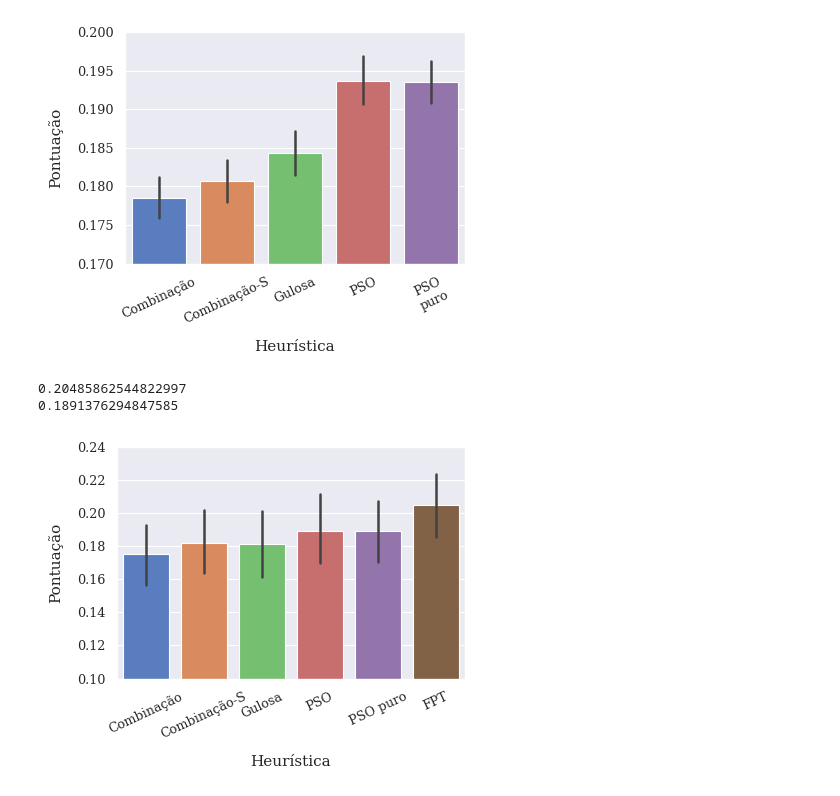
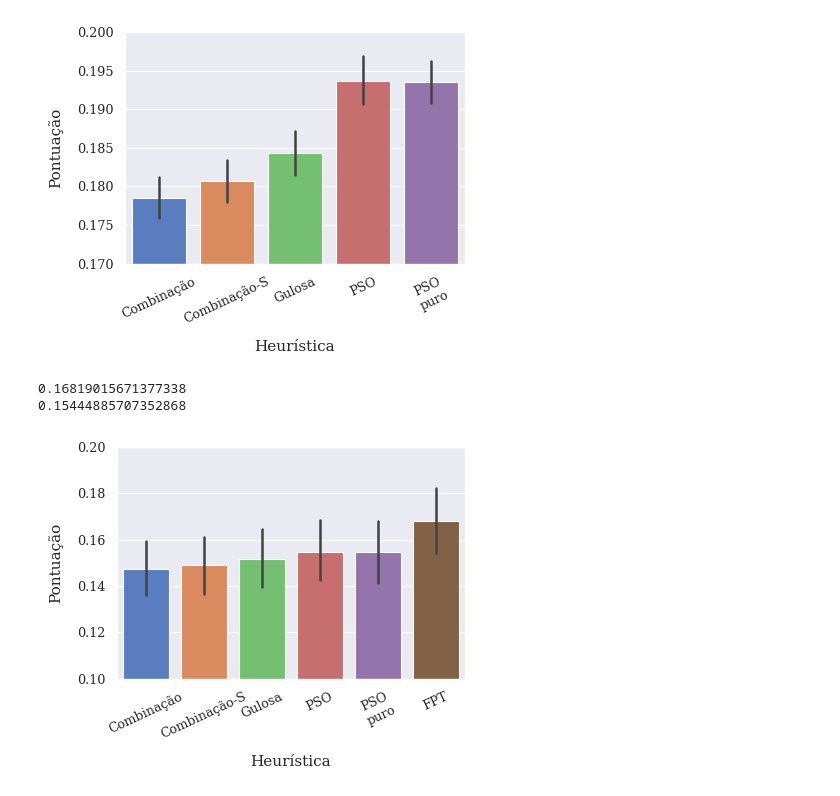
Before and after one commit to marmitar/MCSP-Data-Analysis, a Jupyter notebook: plots_mcsp.ipynb, the cells around one changed output. Cells and saved outputs as stored; diff of their text form; code cells hidden in the pictures.

```diff
--- a/plots_mcsp.ipynb
+++ b/plots_mcsp.ipynb
@@ -34,11 +34,11 @@ sns.set_theme(
 )
 
 def read_df(filename):
-    mixed = pd.read_csv(filename, na_values=['', ' ', '  ', '   ', '    ', '     '])
+    mixed = pd.read_csv(filename, na_values=[' ' * n for n in range(50)], dtype={'psoIter': 'Int64'})
     df_obj = mixed.select_dtypes(['object'])
     mixed[df_obj.columns] = df_obj.apply(lambda x: x.str.strip())
     mixed["score"] = (mixed["size"] - mixed["blocks"]) / (mixed["size"] - 1)
-    return mixed
+    return mixed[mixed['heuristic'] != "psoComb"]
 
 def read_pso_df(filename):
     df = read_df(filename)
@@ -164,21 +164,21 @@ print(df[df['heuristic'] == 'pso']['score'].mean())
 # %%
 # COMPARING WITH FPT
 
-df = read_df("FPT2.csv")
+df = read_df("FPT3-exact.csv")
 
 sns.barplot(df, x='heuristic', y='score', hue='heuristic')
-plt.ylim(0.10, 0.24)
+plt.ylim(0.10, 0.20)
 plt.xlabel("Heurística")
 plt.ylabel("Pontuação")
-plt.xticks([0, 1, 2, 3, 4, 5], ["Combinação", "Combinação-S", "Gulosa", "PSO", "PSO puro", "FPT"], rotation=25)
+plt.xticks([0, 1, 2, 3, 4, 5], ["Combinação", "Combinação-S", "Gulosa", "PSO", "PSO\npuro", "FPT"], rotation=25)
 plt.savefig("fpt.pgf")
 
 print(df[df['heuristic'] == 'FPT']['score'].mean())
 print(df[df['heuristic'] == 'pso']['score'].mean())
 # %% [output]
-0.20485862544822997
-0.1891376294847585
+0.16819015671377338
+0.15444885707352868
-[figure, old version]
+[figure, new version]
 # %%
 # ANALYZING FIRST BEST PSO ITERATION
 
```
Also changed, not shown: 4 other files.
